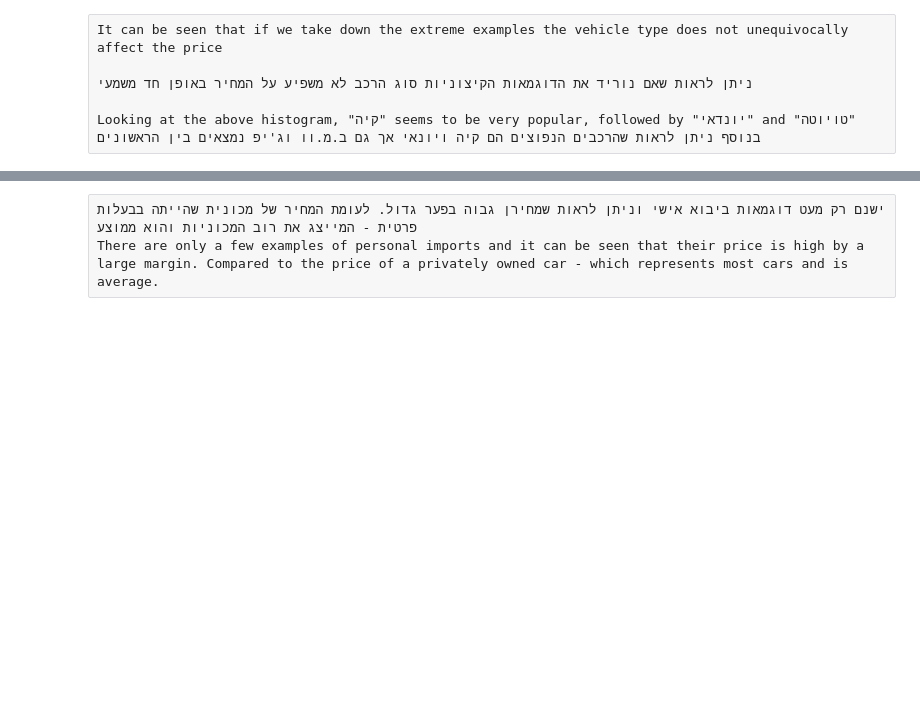
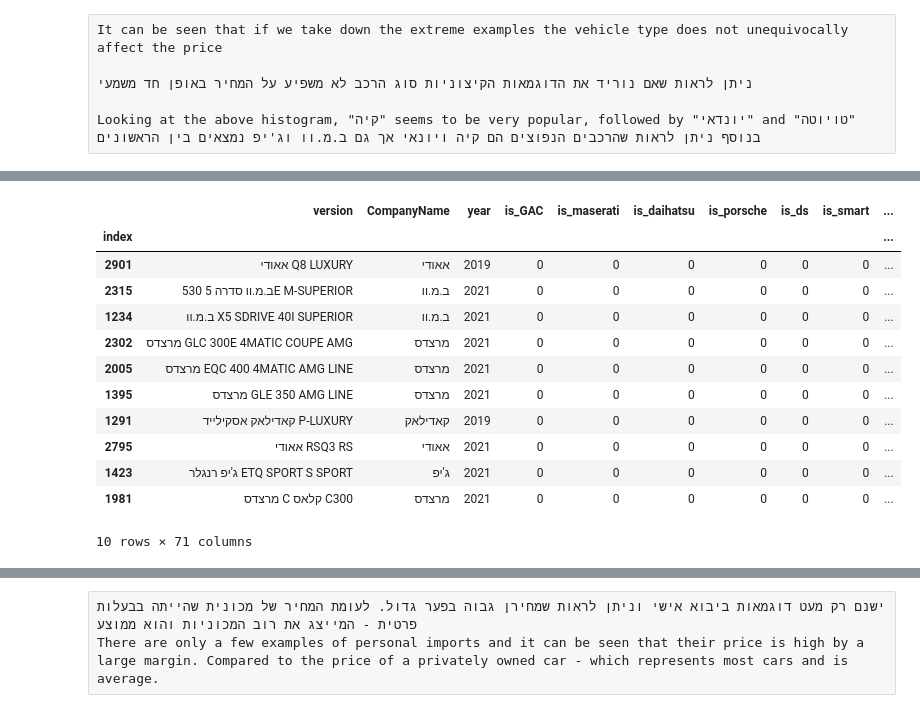
Before and after one commit to OrenAviya/project-semester-a, a Jupyter notebook: splitTrainTest+scaling.ipynb, the cells around one changed output, grey strips where cells are left out. Cells and saved outputs as stored; diff of their text form; code cells hidden in the pictures; blank space fills up the shorter version.

```diff
--- a/splitTrainTest+scaling.ipynb
+++ b/splitTrainTest+scaling.ipynb
@@ -344,3 +373,19 @@ Looking at the above histogram, "קיה" seems to be very popular, followed by "
+# %%
+cars.sort_values(by = "price" , ascending=False).head(10)
+# %% [output]
+|  | version | CompanyName | year | is_GAC | is_maserati | is_daihatsu | is_porsche | is_ds | is_smart | ... |
+| index |  |  |  |  |  |  |  |  |  | ... |
+| 2901 | אאודי Q8 LUXURY | אאודי | 2019 | 0 | 0 | 0 | 0 | 0 | 0 | ... |
+| 2315 | ב.מ.וו סדרה 5 530E M-SUPERIOR | ב.מ.וו | 2021 | 0 | 0 | 0 | 0 | 0 | 0 | ... |
+| 1234 | ב.מ.וו X5 SDRIVE 40I SUPERIOR | ב.מ.וו | 2021 | 0 | 0 | 0 | 0 | 0 | 0 | ... |
+| 2302 | מרצדס GLC 300E 4MATIC COUPE AMG | מרצדס | 2021 | 0 | 0 | 0 | 0 | 0 | 0 | ... |
+| 2005 | מרצדס EQC 400 4MATIC AMG LINE | מרצדס | 2021 | 0 | 0 | 0 | 0 | 0 | 0 | ... |
+| 1395 | מרצדס GLE 350 AMG LINE | מרצדס | 2021 | 0 | 0 | 0 | 0 | 0 | 0 | ... |
+| 1291 | קאדילאק אסקילייד P-LUXURY | קאדילאק | 2019 | 0 | 0 | 0 | 0 | 0 | 0 | ... |
+| 2795 | אאודי RSQ3 RS | אאודי | 2021 | 0 | 0 | 0 | 0 | 0 | 0 | ... |
+| 1423 | ג'יפ רנגלר ETQ SPORT S SPORT | ג'יפ | 2021 | 0 | 0 | 0 | 0 | 0 | 0 | ... |
+| 1981 | מרצדס C קלאס C300 | מרצדס | 2021 | 0 | 0 | 0 | 0 | 0 | 0 | ... |
+10 rows × 71 columns
 # %%
 plt.figure(figsize=(20, 12))
 
```
Also changed, not shown: parts of 9 cells of this notebook.
